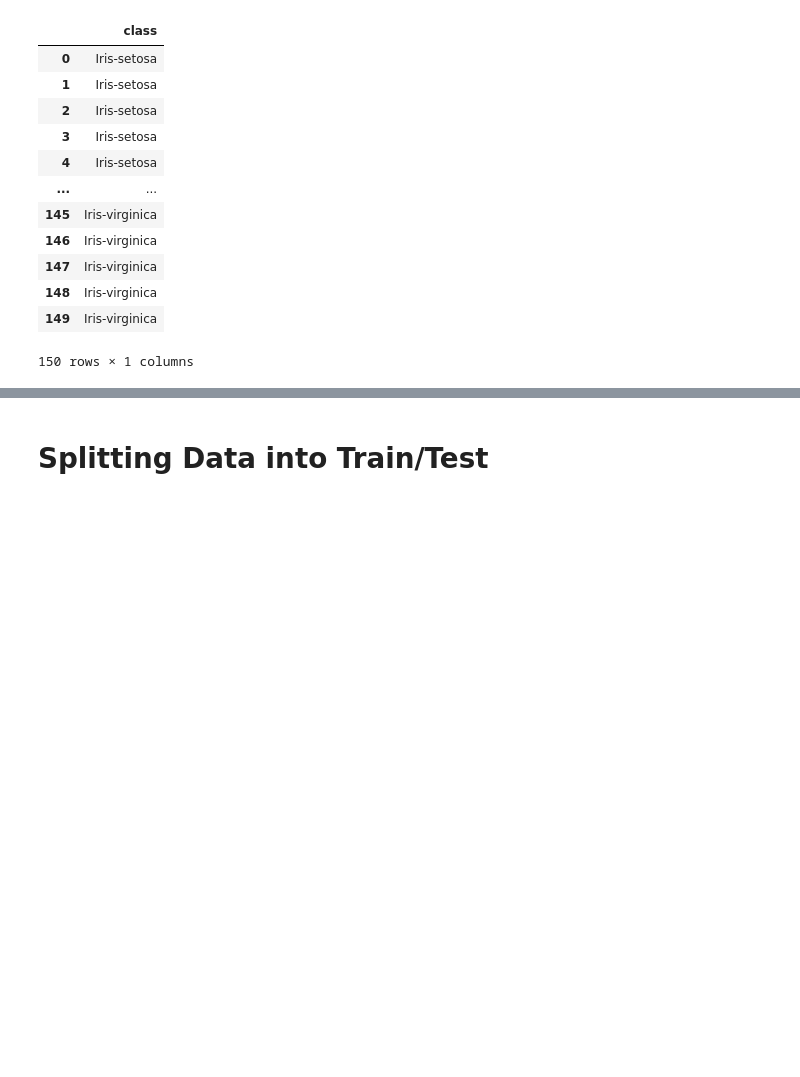
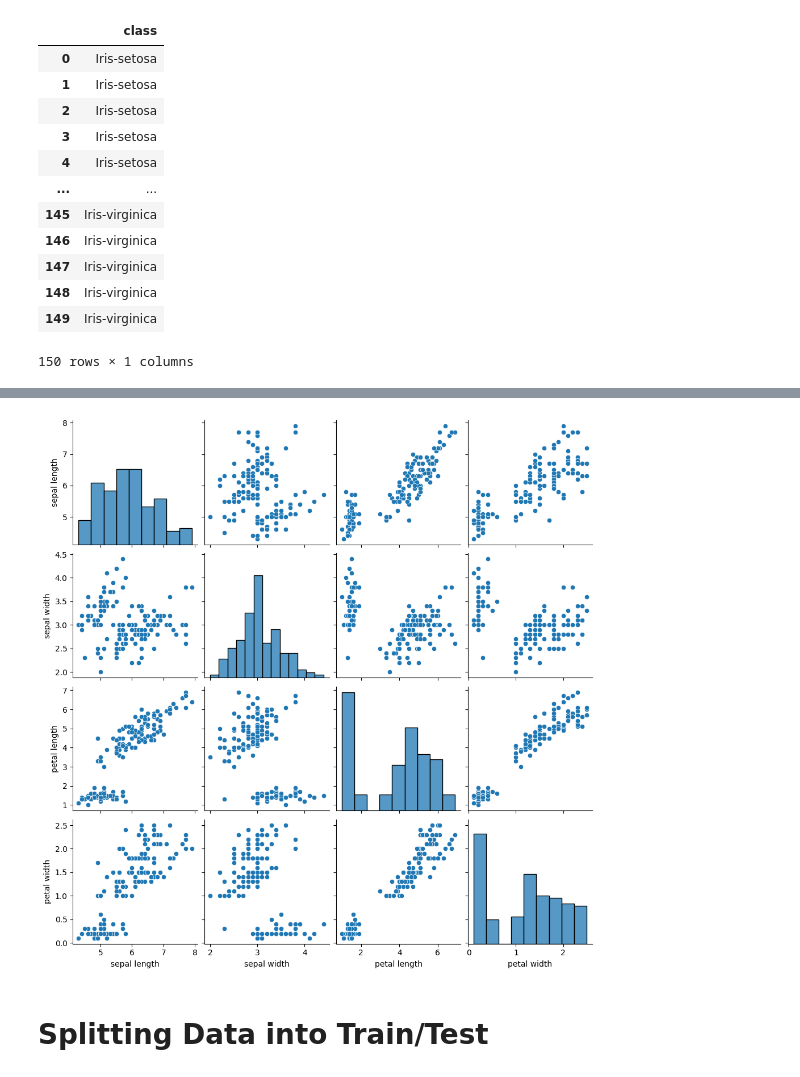
Before and after one commit to valenderval/MLA_JFV, a Jupyter notebook: FinalProject_Classification_JFV.ipynb, the cells around one changed output, grey strips where cells are left out. Saved outputs shown, nothing was run; the diff lists cells and outputs as text; code cells hidden in the pictures; blank space fills up the shorter version.

```diff
--- a/FinalProject_Classification_JFV.ipynb
+++ b/FinalProject_Classification_JFV.ipynb
@@ -133,3 +181,8 @@ NameError: name 'plt' is not defined
+# %%
+sns.pairplot(df)
+plt.show()
+# %% [output]
+[figure, added]
 # %% [markdown]
 # Splitting Data into Train/Test
 # %%
```
Also changed, not shown: parts of 33 cells of this notebook.
